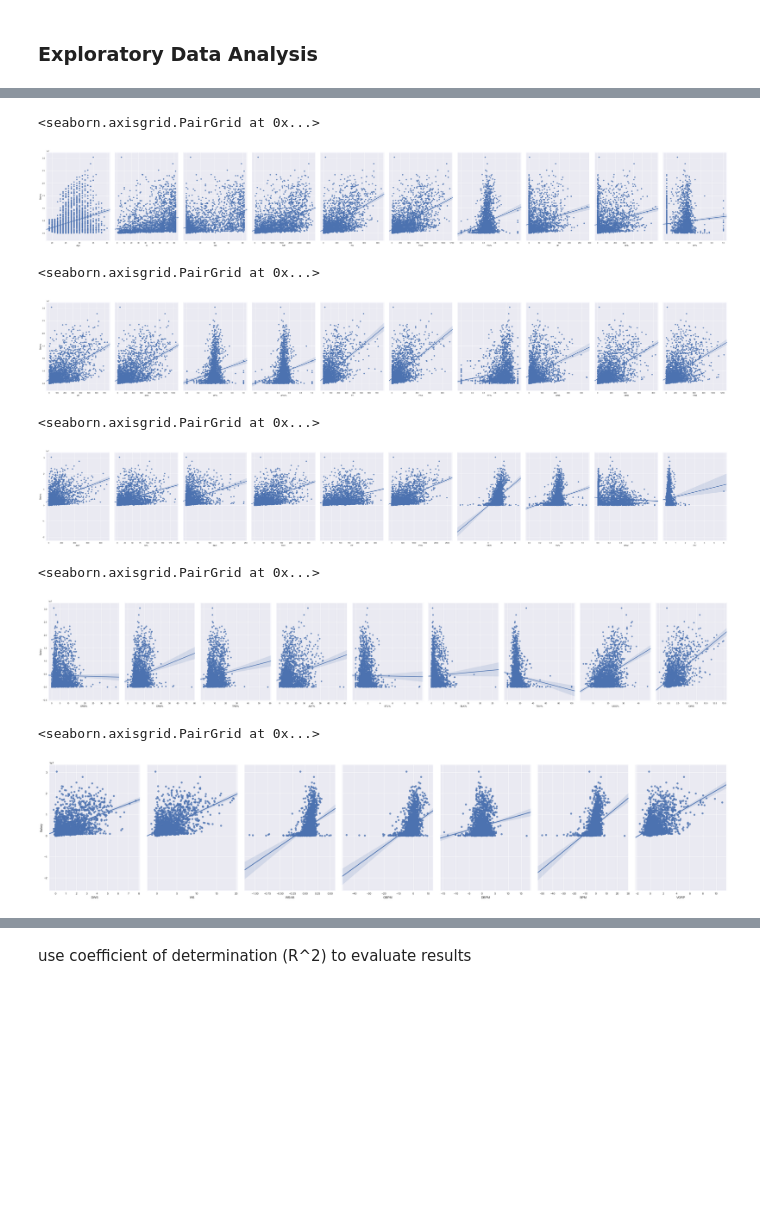
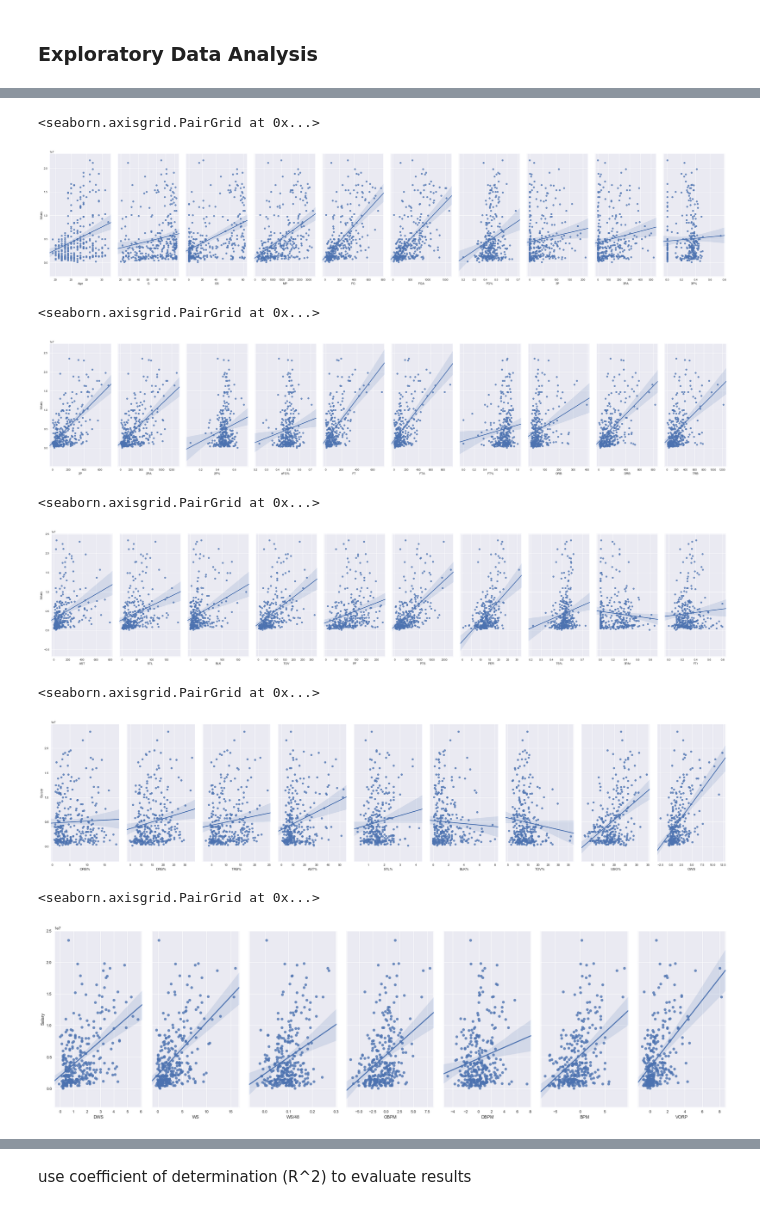
Before and after one commit to jingyu120/nba_capstone, a Jupyter notebook: nba capstone 3.ipynb, the cells around one changed output, grey strips where cells are left out. Saved outputs shown, nothing was run; the diff lists cells and outputs as text; code cells hidden in the pictures; blank space fills up the shorter version.

```diff
--- a/nba capstone 3.ipynb
+++ b/nba capstone 3.ipynb
@@ -389,0 +376,10 @@ array([2010, 2011, 2012, 2013, 2014, 2015], dtype=int64)
+# %%
+salary_year=salary.groupby('Year')
+counts=salary_year.count()
+average_player_salaries=salary_year.sum()['Salary']/counts['Salary']
+avg_salary_df=average_player_salaries.reset_index()
+avg_salary_df.columns=['Year','Average Annual Player Salary']
+salary=pd.merge(salary,avg_salary_df,on='Year')
+salary['Adjusted Salary']=salary['Salary']/salary['Average Annual Player Salary']
+salary['Log Adjusted Salary']=np.log(salary['Adjusted Salary'])
+salary.head()
@@ -445,0 +463,2 @@ Index(['Team', 'Season_Start', 'Year', 'Tm_Rk', 'Player', 'Salary', 'Rk',
+# %%
+m1=m1[m1.G>=20].copy()
@@ -446,25 +482,25 @@ Index(['Team', 'Season_Start', 'Year', 'Tm_Rk', 'Player', 'Salary', 'Rk',
 # %%
-sns.pairplot(m1, x_vars=['Age','G','GS', 'MP', 'FG', 'FGA', 'FG%', '3P', '3PA', '3P%'], y_vars='Salary', size=7, aspect=0.7, kind='reg')
+sns.pairplot(m1.sample(n=300), x_vars=['Age','G','GS', 'MP', 'FG', 'FGA', 'FG%', '3P', '3PA', '3P%'], y_vars='Salary', size=7, aspect=0.5, kind='reg')
 # %% [output]
 <seaborn.axisgrid.PairGrid at 0x...>
-[figure, old version]
+[figure, new version]
 # %%
-sns.pairplot(m1, x_vars=['2P', '2PA', '2P%', 'eFG%', 'FT', 'FTA', 'FT%', 'ORB', 'DRB', 'TRB'], y_vars='Salary', size=7, aspect=0.7, kind='reg')
+sns.pairplot(m1.sample(n=300), x_vars=['2P', '2PA', '2P%', 'eFG%', 'FT', 'FTA', 'FT%', 'ORB', 'DRB', 'TRB'], y_vars='Salary', size=7, aspect=0.5, kind='reg')
 # %% [output]
 <seaborn.axisgrid.PairGrid at 0x...>
-[figure, old version]
+[figure, new version]
 # %%
-sns.pairplot(m1, x_vars=['AST', 'STL', 'BLK', 'TOV', 'PF', 'PTS', 'PER', 'TS%', '3PAr', 'FTr'], y_vars='Salary', size=7, aspect=0.7, kind='reg')
+sns.pairplot(m1.sample(n=300), x_vars=['AST', 'STL', 'BLK', 'TOV', 'PF', 'PTS', 'PER', 'TS%', '3PAr', 'FTr'], y_vars='Salary', size=7, aspect=0.5, kind='reg')
 # %% [output]
 <seaborn.axisgrid.PairGrid at 0x...>
-[figure, old version]
+[figure, new version]
 # %%
-sns.pairplot(m1, x_vars=['ORB%', 'DRB%', 'TRB%', 'AST%', 'STL%', 'BLK%', 'TOV%', 'USG%', 'OWS'], y_vars='Salary', size=7, aspect=0.7, kind='reg')
+sns.pairplot(m1.sample(n=300), x_vars=['ORB%', 'DRB%', 'TRB%', 'AST%', 'STL%', 'BLK%', 'TOV%', 'USG%', 'OWS'], y_vars='Salary', size=7, aspect=0.5, kind='reg')
 # %% [output]
 <seaborn.axisgrid.PairGrid at 0x...>
-[figure, old version]
+[figure, new version]
 # %%
-sns.pairplot(m1, x_vars=['DWS', 'WS', 'WS/48', 'OBPM', 'DBPM', 'BPM', 'VORP'], y_vars='Salary', size=7, aspect=0.7, kind='reg')
+sns.pairplot(m1.sample(n=300), x_vars=['DWS', 'WS', 'WS/48', 'OBPM', 'DBPM', 'BPM', 'VORP'], y_vars='Salary', size=7, aspect=0.5, kind='reg')
 # %% [output]
 <seaborn.axisgrid.PairGrid at 0x...>
-[figure, old version]
+[figure, new version]
```
Also changed, not shown: parts of 100 cells of this notebook, 1 other file.
